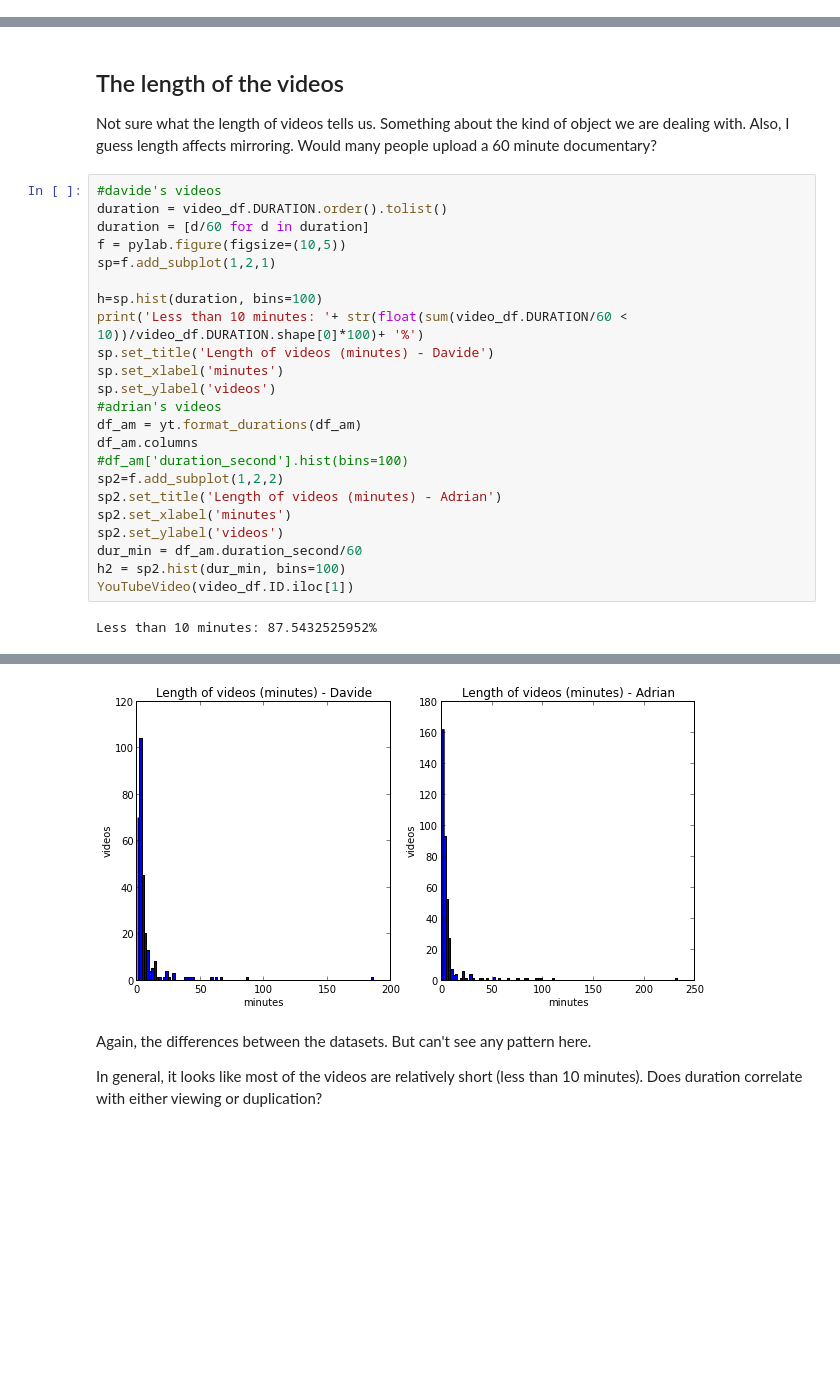
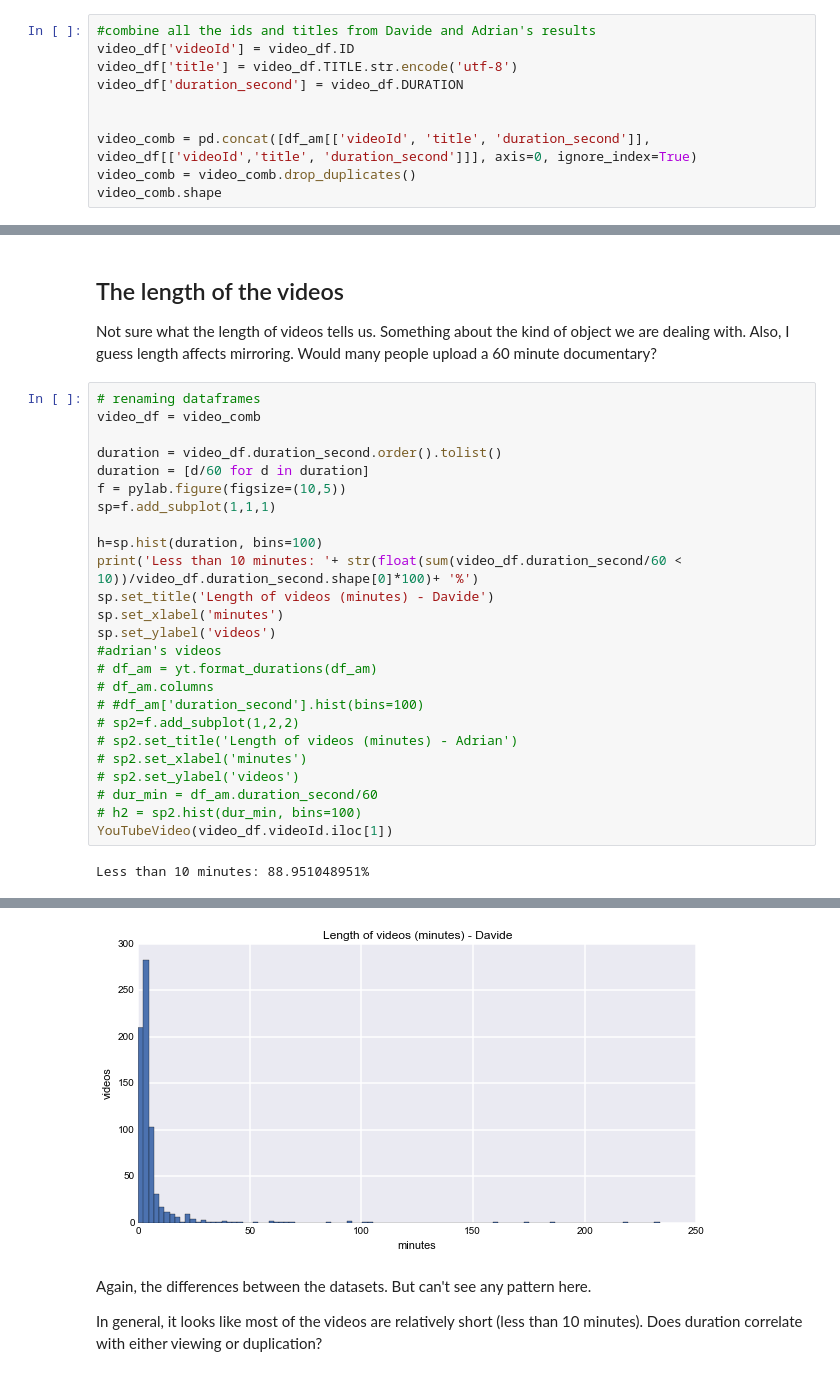
Before and after one commit to rian39/mirroring, a Jupyter notebook: Anonymous_youtube.ipynb, the cells around one changed output, grey strips where cells are left out. Cells and saved outputs as stored; diff of their text form; blank space fills up the shorter version.

```diff
--- a/Anonymous_youtube.ipynb
+++ b/Anonymous_youtube.ipynb
@@ -128,0 +134,10 @@ I'll leave this aside for the moment, and just focus on Davide's dataset.
+# %%
+#combine all the ids and titles from Davide and Adrian's results
+video_df['videoId'] = video_df.ID
+video_df['title'] = video_df.TITLE.str.encode('utf-8')
+video_df['duration_second'] = video_df.DURATION
+
+
+video_comb = pd.concat([df_am[['videoId', 'title', 'duration_second']], video_df[['videoId','title', 'duration_second']]], axis=0, ignore_index=True)
+video_comb = video_comb.drop_duplicates()
+video_comb.shape
@@ -159,32 +178,34 @@ I guess we should discuss this Adam. Should we look for more hidden duplicates?
 
 Not sure what the length of videos tells us. Something about the kind of object we are dealing with. Also, I guess length affects mirroring. Would many people upload a 60 minute documentary?
 # %%
-#davide's videos
-duration = video_df.DURATION.order().tolist()
+# renaming dataframes
+video_df = video_comb
+
+duration = video_df.duration_second.order().tolist()
 duration = [d/60 for d in duration]
 f = pylab.figure(figsize=(10,5))
-sp=f.add_subplot(1,2,1)
+sp=f.add_subplot(1,1,1)
 
 h=sp.hist(duration, bins=100)
-print('Less than 10 minutes: '+ str(float(sum(video_df.DURATION/60 < 10))/video_df.DURATION.shape[0]*100)+ '%')
+print('Less than 10 minutes: '+ str(float(sum(video_df.duration_second/60 < 10))/video_df.duration_second.shape[0]*100)+ '%')
 sp.set_title('Length of videos (minutes) - Davide')
 sp.set_xlabel('minutes')
 sp.set_ylabel('videos')
 #adrian's videos
-df_am = yt.format_durations(df_am)
-df_am.columns
-#df_am['duration_second'].hist(bins=100)
-sp2=f.add_subplot(1,2,2)
-sp2.set_title('Length of videos (minutes) - Adrian')
-sp2.set_xlabel('minutes')
-sp2.set_ylabel('videos')
-dur_min = df_am.duration_second/60
-h2 = sp2.hist(dur_min, bins=100)
-YouTubeVideo(video_df.ID.iloc[1])
+# df_am = yt.format_durations(df_am)
+# df_am.columns
+# #df_am['duration_second'].hist(bins=100)
+# sp2=f.add_subplot(1,2,2)
+# sp2.set_title('Length of videos (minutes) - Adrian')
+# sp2.set_xlabel('minutes')
+# sp2.set_ylabel('videos')
+# dur_min = df_am.duration_second/60
+# h2 = sp2.hist(dur_min, bins=100)
+YouTubeVideo(video_df.videoId.iloc[1])
 # %% [output]
-Less than 10 minutes: 87.5432525952%
+Less than 10 minutes: 88.951048951%
 [interactive output not drawn]
-[figure, old version]
+[figure, new version]
 # %% [markdown]
 Again, the differences between the datasets. But can't see any pattern here.
 
```
Also changed, not shown: parts of 25 cells of this notebook, 4 other files.
